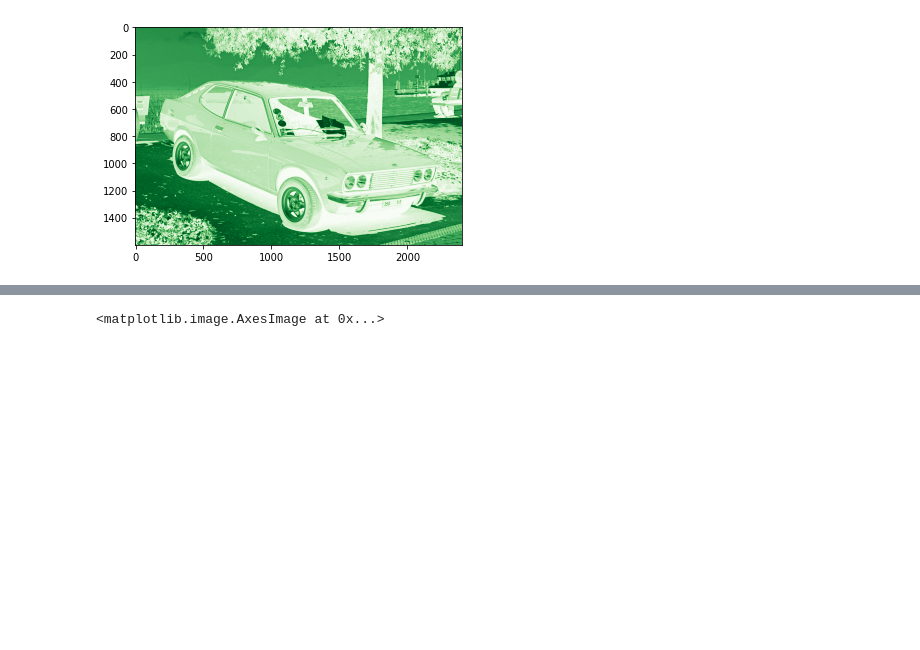
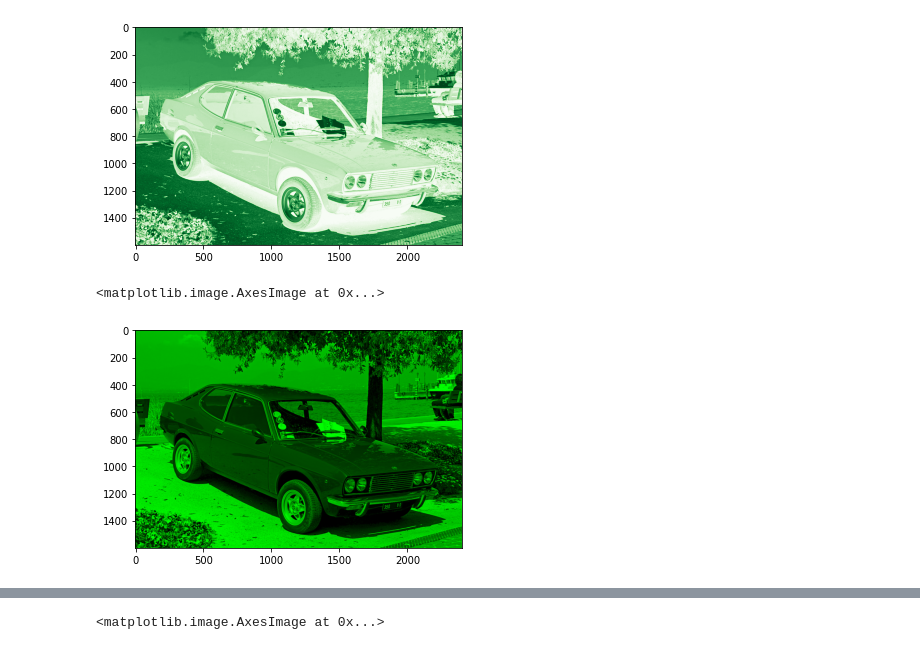
Before and after one commit to thananajem13/DL-, a Jupyter notebook: Numpy_Homework_Thana_Najem.ipynb, the cells around one changed output, grey strips where cells are left out. Saved outputs shown, nothing was run; the diff lists cells and outputs as text; code cells hidden in the pictures; blank space fills up the shorter version.

```diff
--- a/Numpy_Homework_Thana_Najem.ipynb
+++ b/Numpy_Homework_Thana_Najem.ipynb
@@ -65,3 +67,12 @@ plt.imshow(src_img[:,:,1], cmap='Greens')
 # %% [output]
 <matplotlib.image.AxesImage at 0x...>
 [figure]
+# %%
+# this is how to visualize it in colors
+
+colored_green = np.zeros_like(src_img)
+colored_green[:, :, 1] = src_img[:,:,1]
+plt.imshow(colored_green)
+# %% [output]
+<matplotlib.image.AxesImage at 0x...>
+[figure, added]
```
Also changed, not shown: parts of 13 cells of this notebook.
